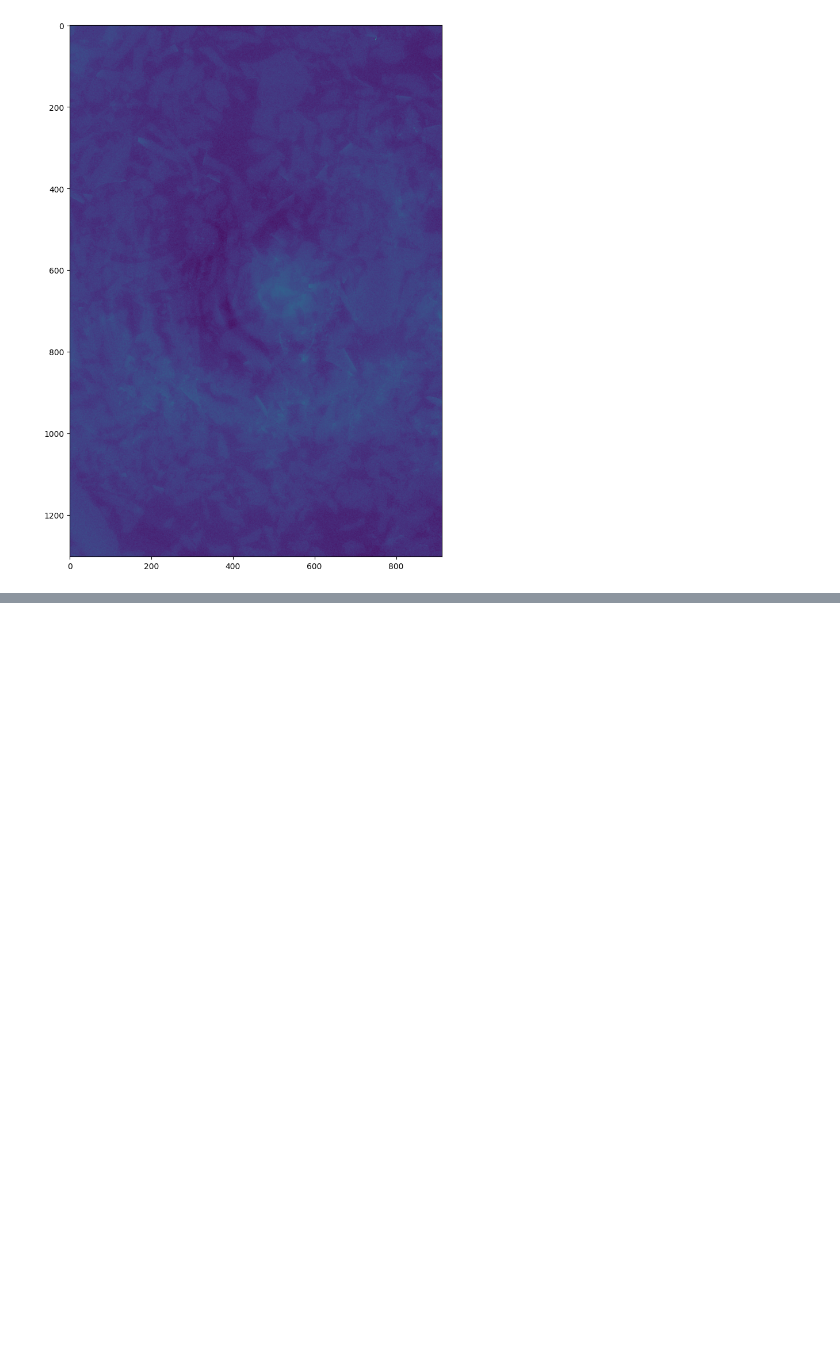
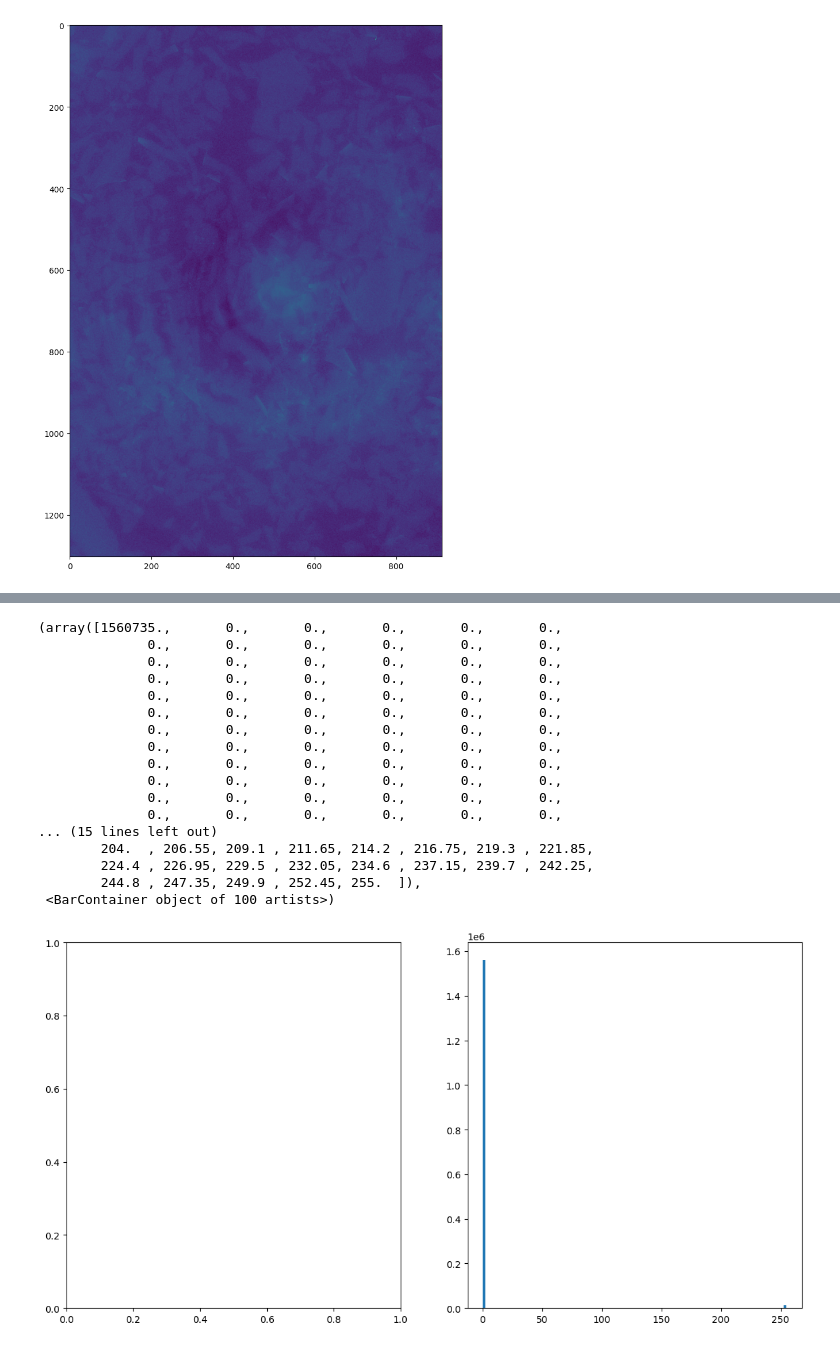
Before and after one commit to wellshuang123/kaggle-repo, a Jupyter notebook: src/exploratory_analysis/viz/scratch.ipynb, the cells around one changed output, grey strips where cells are left out. Cells and saved outputs as stored; diff of their text form; code cells hidden in the pictures; blank space fills up the shorter version.

```diff
--- a/src/exploratory_analysis/viz/scratch.ipynb
+++ b/src/exploratory_analysis/viz/scratch.ipynb
@@ -33,0 +91,32 @@ display_image(num)
+# %%
+data_folder = "/ad/eng/research/eng_research_cisl/jalido/kaggle/vessel_segmentatio/train"
+organ = "kidney_2"
+image_path_template = os.path.join(data_folder, organ, "images", "{}.tif")
+label_path_template = os.path.join(data_folder, organ, "labels", "{}.tif")
+
+fig, axs = plt.subplots(1, 2, figsize=(14, 7))
+
+path = image_path_template.format(1000)
+img = imread(path)
+path = label_path_template.format(1000)
+label = imread(path)
+plt.hist(label.flatten(),bins=100)
+# %% [output]
+(array([1560735.,       0.,       0.,       0.,       0.,       0.,
+              0.,       0.,       0.,       0.,       0.,       0.,
+              0.,       0.,       0.,       0.,       0.,       0.,
+              0.,       0.,       0.,       0.,       0.,       0.,
+              0.,       0.,       0.,       0.,       0.,       0.,
+              0.,       0.,       0.,       0.,       0.,       0.,
+              0.,       0.,       0.,       0.,       0.,       0.,
+              0.,       0.,       0.,       0.,       0.,       0.,
+              0.,       0.,       0.,       0.,       0.,       0.,
+              0.,       0.,       0.,       0.,       0.,       0.,
+              0.,       0.,       0.,       0.,       0.,       0.,
+              0.,       0.,       0.,       0.,       0.,       0.,
+... (15 lines left out)
+        204.  , 206.55, 209.1 , 211.65, 214.2 , 216.75, 219.3 , 221.85,
+        224.4 , 226.95, 229.5 , 232.05, 234.6 , 237.15, 239.7 , 242.25,
+        244.8 , 247.35, 249.9 , 252.45, 255.  ]),
+ <BarContainer object of 100 artists>)
+[figure, added]
```
Also changed, not shown: parts of 2 cells of this notebook, 3 other files.
